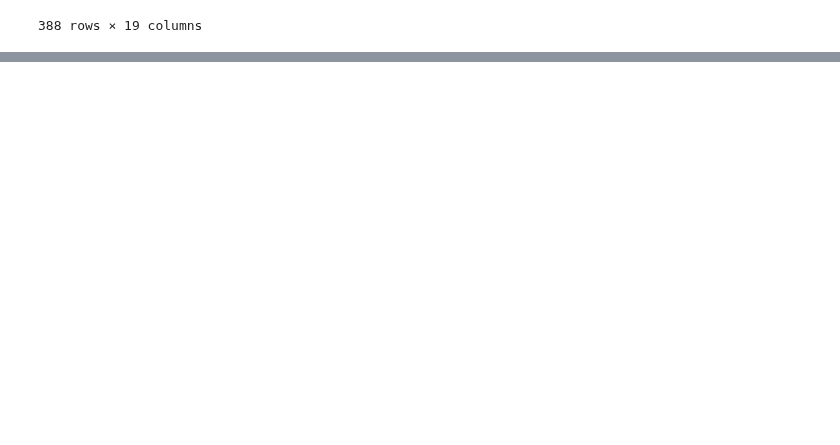
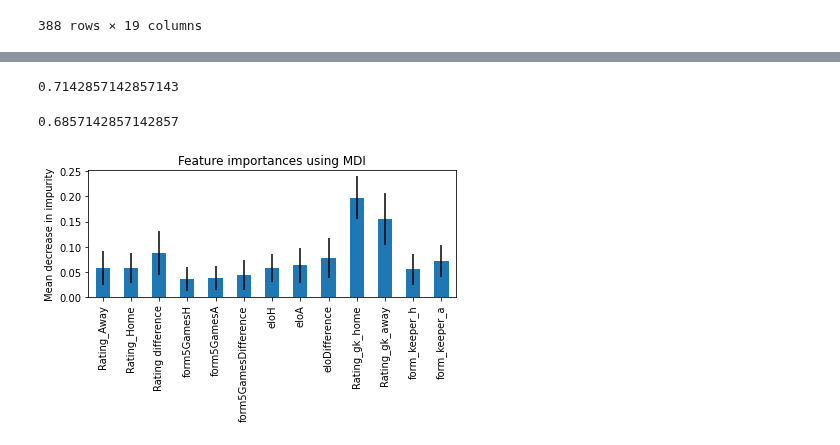
Before and after one commit to Giuliano99/Masterarbeit, a Jupyter notebook: Player Data.ipynb, the cells around one changed output, grey strips where cells are left out. Cells and saved outputs as stored; diff of their text form; code cells hidden in the pictures; blank space fills up the shorter version.

```diff
--- a/Player Data.ipynb
+++ b/Player Data.ipynb
@@ -159,3 +227,11 @@ PL_20
 | 385 | 38.0 | Sheffield Utd | Burnley | H | 1 | 0 | 69.935484 | 70.166667 | -0.231183 | ... |
 | 386 | 38.0 | West Ham | Southampton | H | 3 | 0 | 71.303030 | 71.303030 | 0.000000 | ... |
 | 387 | 38.0 | Wolves | Manchester Utd | A | 1 | 2 | 69.636364 | 77.818182 | -8.181818 | ... |
+# %%
+#add column for H A X
+
+y = PL_20['identifier'].to_numpy()
+feature_name = ['Rating_Away','Rating_Home' ,'Rating difference', 'form5GamesH', 'form5GamesA', 'form5GamesDifference', 'eloH', 'eloA', 'eloDifference', 'Rating_gk_home', 'Rating_gk_away', 'form_keeper_h', 'form_keeper_a']
+X = PL_20[feature_name].to_numpy()
+#X = PL_21_team_ratings[['Rating difference', 'eloA', 'eloDifference' ]].to_numpy()
+PL_20
@@ -161,0 +256,7 @@ PL_20
+# %%
+X_train21 = np.split(X,[40, 340, 380], axis=0)
+X_train2 = X_train21[1]
+X_test2 = X_train21[2]
+y_train21 = np.split(y,[40, 340, 380], axis=0)
+y_train2 = y_train21[1]
+y_test2 = y_train21[2]
@@ -161,0 +273,6 @@ PL_20
+# %%
+rf_model = RandomForestClassifier()
+xgb_model = xgb.XGBClassifier(seed = 82)
+# %%
+rf_model.fit(X_train2, y_train2)
+xgb_model.fit(X_train2, y_train2)
@@ -161,0 +290,24 @@ PL_20
+# %%
+rf_model.score(X_test2, y_test2)
+# %% [output]
+0.7142857142857143
+# %%
+xgb_model.score(X_test2, y_test2)
+# %% [output]
+0.6857142857142857
+# %%
+start_time = time.time()
+importances = rf_model.feature_importances_
+std = np.std([tree.feature_importances_ for tree in rf_model.estimators_], axis=0)
+elapsed_time = time.time() - start_time
+
+#print(f"Elapsed time to compute the importances: {elapsed_time:.3f} seconds")
+
+forest_importances = pd.Series(importances, index=feature_name)
+fig, ax = plt.subplots()
+forest_importances.plot.bar(yerr=std, ax=ax)
+ax.set_title("Feature importances using MDI")
+ax.set_ylabel("Mean decrease in impurity")
+fig.tight_layout()
+# %% [output]
+[figure, added]
```
Also changed, not shown: parts of 12 cells of this notebook, 3 other files.
